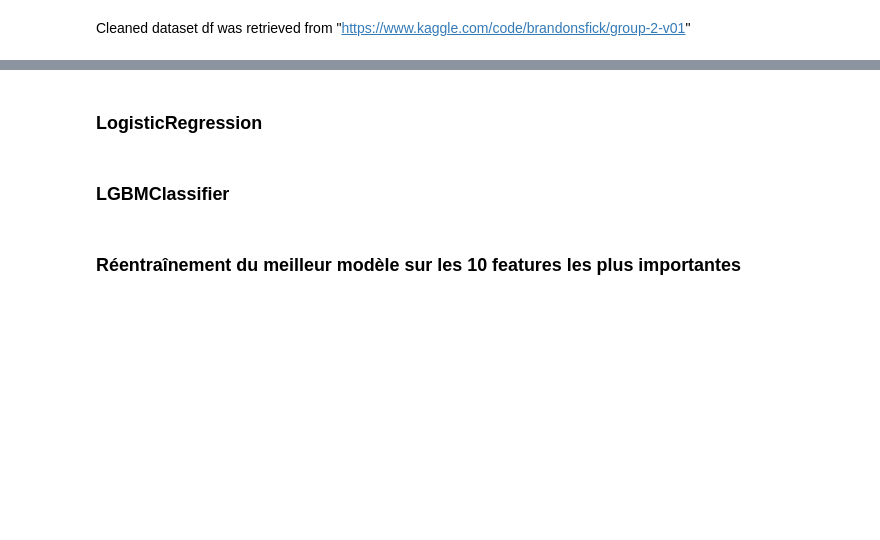
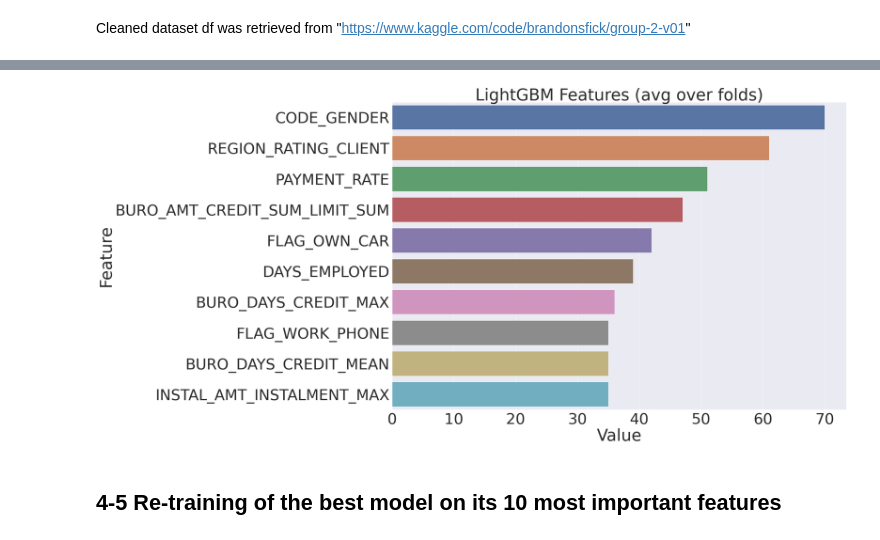
Before and after one commit to Antoine1608/OC-DS-P7, a Jupyter notebook: Naudy_Antoine_2_dossier_code_032023.ipynb, the cells around one changed output, grey strips where cells are left out. Cells and saved outputs as stored; diff of their text form; code cells hidden in the pictures; blank space fills up the shorter version.

```diff
--- a/Naudy_Antoine_2_dossier_code_032023.ipynb
+++ b/Naudy_Antoine_2_dossier_code_032023.ipynb
@@ -392,7 +537,7 @@ RFC_rand_params= [{'n_estimators' :[100,500],
                    'min_samples_leaf':sp_randint(1,4)
                   }]
 
-LGBM_rand_params=[{'nthread':[2,6],
+LGBM_rand_params=[{#'nthread':[2,6],
                    'n_estimators':[300,700,1000],
                    'learning_rate':sp_randFloat(0.02,0.2),
                    'num_leaves':[30,35],
@@ -517,7 +767,7 @@ print('Best model : ', model,'\nBest Cost on test sample): ', min(range_co),'\nB
 # %%
 # La liste des variables hors target
-feature_names = df.columns.tolist()
-feature_names.remove('TARGET')
+feature_names = df_.columns.tolist()
+#feature_names.remove('TARGET')
 # %%
 # Le meilleur modèle entraîné
 Best_clf = Model_name
@@ -541,2 +777,0 @@ if str(Model_name).startswith('RandomForest') == True :
-# %% [markdown]
-### LogisticRegression
@@ -557,41 +778,78 @@ if str(Model_name).startswith('Logistic') == True :
-# %% [markdown]
-### LGBMClassifier
+# %%
+# La visualisation des important feature pour un RandomForestClassifier
+feature_imp = pd.DataFrame({'Value':model.feature_importances_,'Feature':feature_names})
+
+if str(Model_name).startswith('RandomForest') :
+
+    rmodel = RandomForestClassifier()
+
+    rmodel.fit(X_, y_)
+
+    y_pred = rmodel.predict(X_test)
+
+
+    # Vizualisation
+    import matplotlib.pyplot as plt
+    import seaborn as sns
+    %matplotlib inline
+
+    def plotImp(model, X , num = 20, fig_size = (40, 20)):
+        feature_imp = pd.DataFrame({'Value':model.feature_importances_,'Feature':feature_names})
+        plt.figure(figsize=fig_size)
+        sns.set(font_scale = 5)
+        sns.barplot(x="Value", y="Feature", data=feature_imp.sort_values(by="Value",
+                                                            ascending=False)[0:num])
+        plt.title('RandomForestClassifier Features (avg over folds)')
+        plt.tight_layout()
+        plt.savefig('RF_importances-01.png')
+        plt.show()
+
+    plotImp(rmodel,X_,num = 10, fig_size = (40, 20))
+
+    # Le dictionnaire des features importance du plus petit au plus grand
+    feature_imp = pd.DataFrame({'Value':rmodel.feature_importances_,'Feature':feature_names})
+    df_imp_best = feature_imp.sort_values(by="Value",ascending=False)[0:10]
 # %%
+# La visualisation des important feature pour un LGBM
+feature_imp = pd.DataFrame({'Value':model.feature_importances_,'Feature':feature_names})
+
 if str(Model_name).startswith('LGBM') :
     import lightgbm
 
     from lightgbm import LGBMClassifier
 
     lgbm_model = LGBMClassifier()
 
     lgbm_model.fit(X_, y_)
 
     y_pred = lgbm_model.predict(X_test)
 
 
     # Vizualisation
     import matplotlib.pyplot as plt
     import seaborn as sns
     %matplotlib inline
 
     def plotImp(model, X , num = 20, fig_size = (40, 20)):
         feature_imp = pd.DataFrame({'Value':model.feature_importances_,'Feature':feature_names})
         plt.figure(figsize=fig_size)
         sns.set(font_scale = 5)
         sns.barplot(x="Value", y="Feature", data=feature_imp.sort_values(by="Value",
                                                             ascending=False)[0:num])
         plt.title('LightGBM Features (avg over folds)')
         plt.tight_layout()
         plt.savefig('lgbm_importances-01.png')
         plt.show()
 
     plotImp(lgbm_model,X_,num = 10, fig_size = (40, 20))
 
     # Le dictionnaire des features importance du plus petit au plus grand
     feature_imp = pd.DataFrame({'Value':lgbm_model.feature_importances_,'Feature':feature_names})
     df_imp_best = feature_imp.sort_values(by="Value",ascending=False)[0:10]
+# %% [output]
+[figure, added]
-# %% [markdown]
-### Réentraînement du meilleur modèle sur les 10 features les plus importantes
+# %% [markdown]
+## 4-5 Re-training of the best model on its 10 most important features
 # %%
 # La liste des features importantes
 imp_feat = df_imp_best['Feature'].unique()
```
Also changed, not shown: parts of 80 cells of this notebook, 4 other files.
